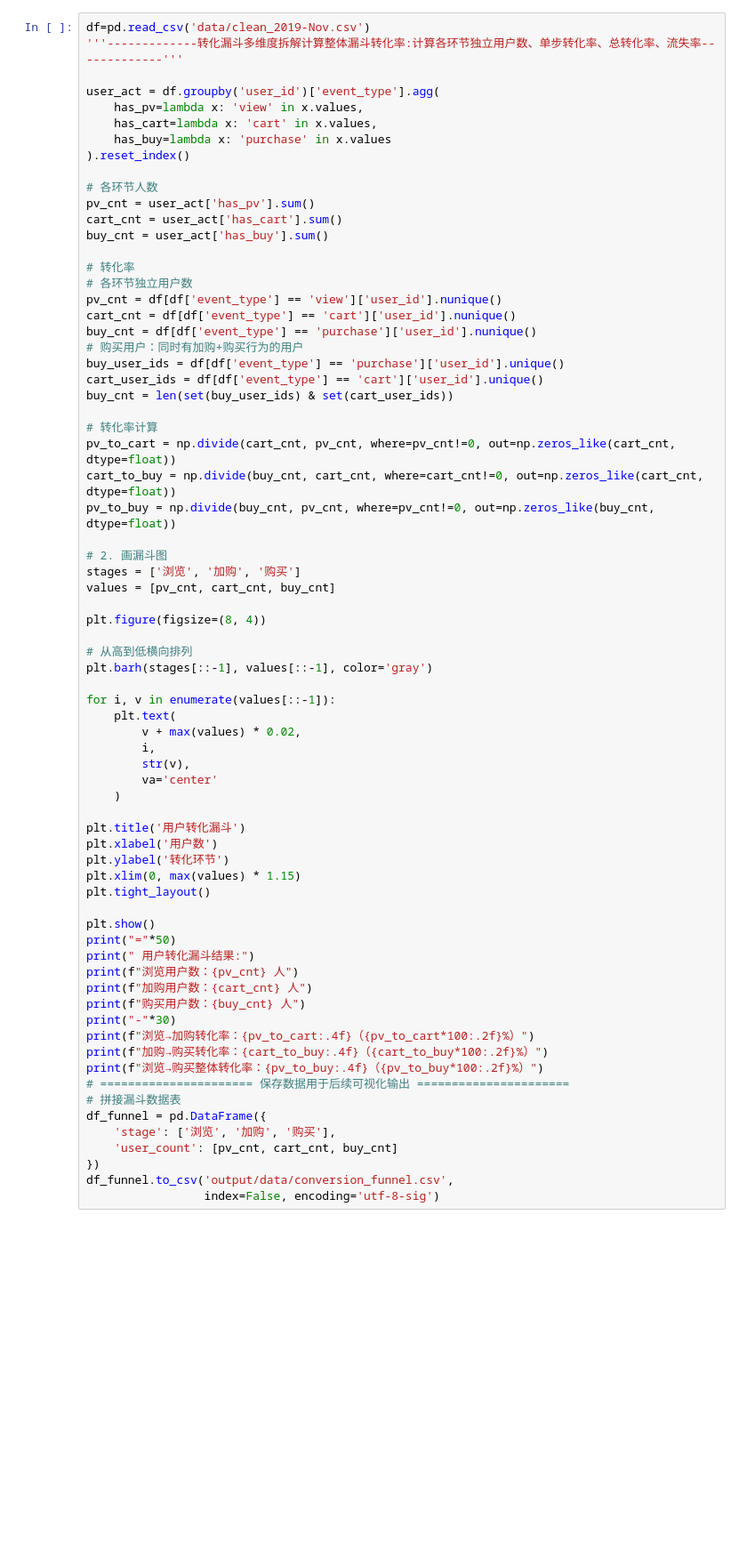
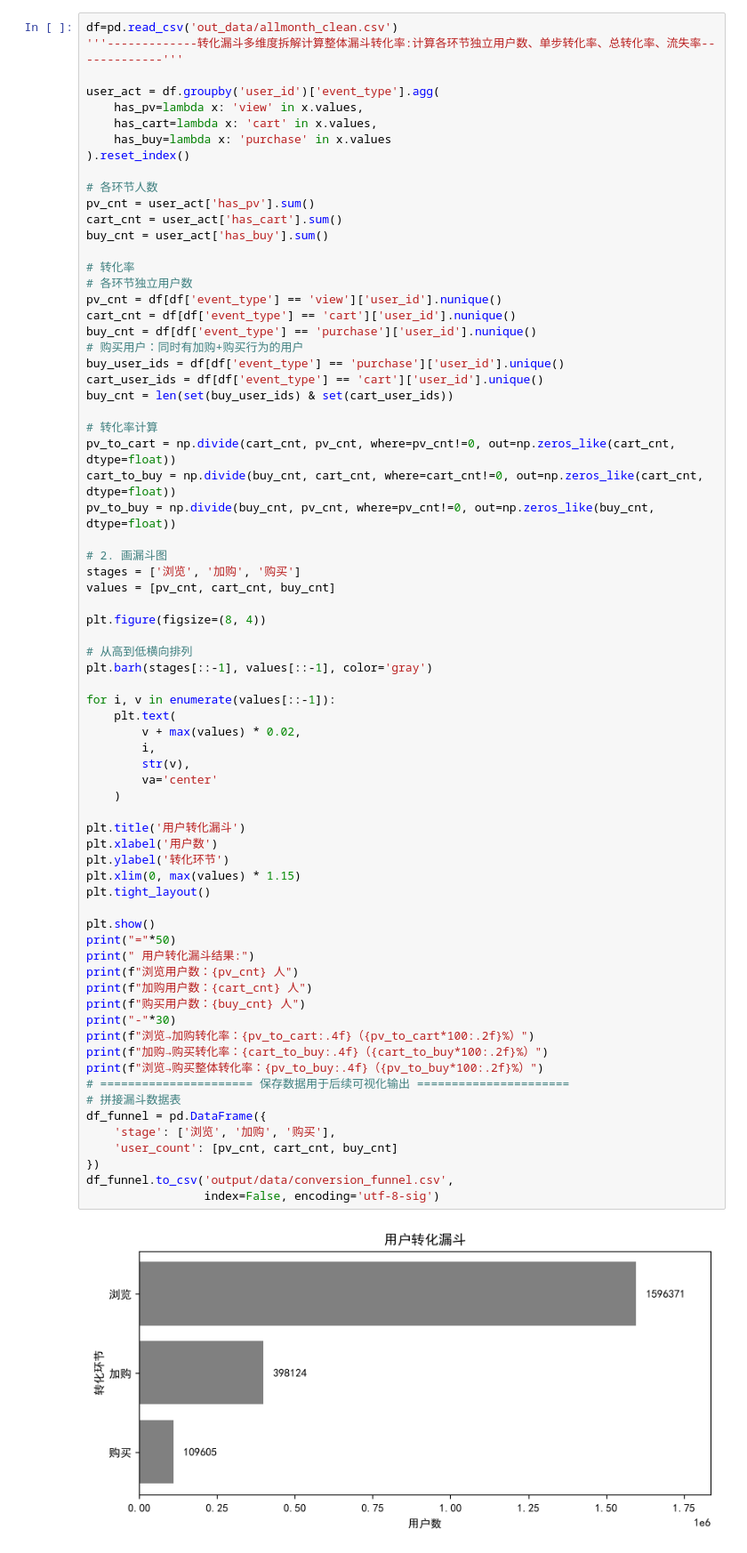
Before and after one commit to fqqf11/ecommerce_behavior_analysis, a Jupyter notebook: code/python项目文件/转化漏斗分析.ipynb, the cells around one changed output. Shown at 89% size. Saved outputs shown, nothing was run; the diff lists cells and outputs as text; blank space fills up the shorter version.

```diff
--- a/code/python项目文件/转化漏斗分析.ipynb
+++ b/code/python项目文件/转化漏斗分析.ipynb
@@ -11,7 +11,7 @@ from mlxtend.frequent_patterns import apriori, association_rules
 #将数据输出结果导出
 import os
 # %%
-df=pd.read_csv('data/clean_2019-Nov.csv')
+df=pd.read_csv('out_data/allmonth_clean.csv')
 '''-------------转化漏斗多维度拆解计算整体漏斗转化率:计算各环节独立用户数、单步转化率、总转化率、流失率-------------'''
 
 user_act = df.groupby('user_id')['event_type'].agg(
@@ -54,30 +54,32 @@ for i, v in enumerate(values[::-1]):
         v + max(values) * 0.02,
         i,
         str(v),
         va='center'
     )
 
 plt.title('用户转化漏斗')
 plt.xlabel('用户数')
 plt.ylabel('转化环节')
 plt.xlim(0, max(values) * 1.15)
 plt.tight_layout()
 
 plt.show()
 print("="*50)
 print(" 用户转化漏斗结果:")
 print(f"浏览用户数：{pv_cnt} 人")
 print(f"加购用户数：{cart_cnt} 人")
 print(f"购买用户数：{buy_cnt} 人")
 print("-"*30)
 print(f"浏览→加购转化率：{pv_to_cart:.4f}（{pv_to_cart*100:.2f}%）")
 print(f"加购→购买转化率：{cart_to_buy:.4f}（{cart_to_buy*100:.2f}%）")
 print(f"浏览→购买整体转化率：{pv_to_buy:.4f}（{pv_to_buy*100:.2f}%）")
 # ====================== 保存数据用于后续可视化输出 ======================
 # 拼接漏斗数据表
 df_funnel = pd.DataFrame({
     'stage': ['浏览', '加购', '购买'],
     'user_count': [pv_cnt, cart_cnt, buy_cnt]
 })
 df_funnel.to_csv('output/data/conversion_funnel.csv',
                  index=False, encoding='utf-8-sig')
+# %% [output]
+[figure, added]
```
Also changed, not shown: parts of 1 cell of this notebook, 21 other files.
